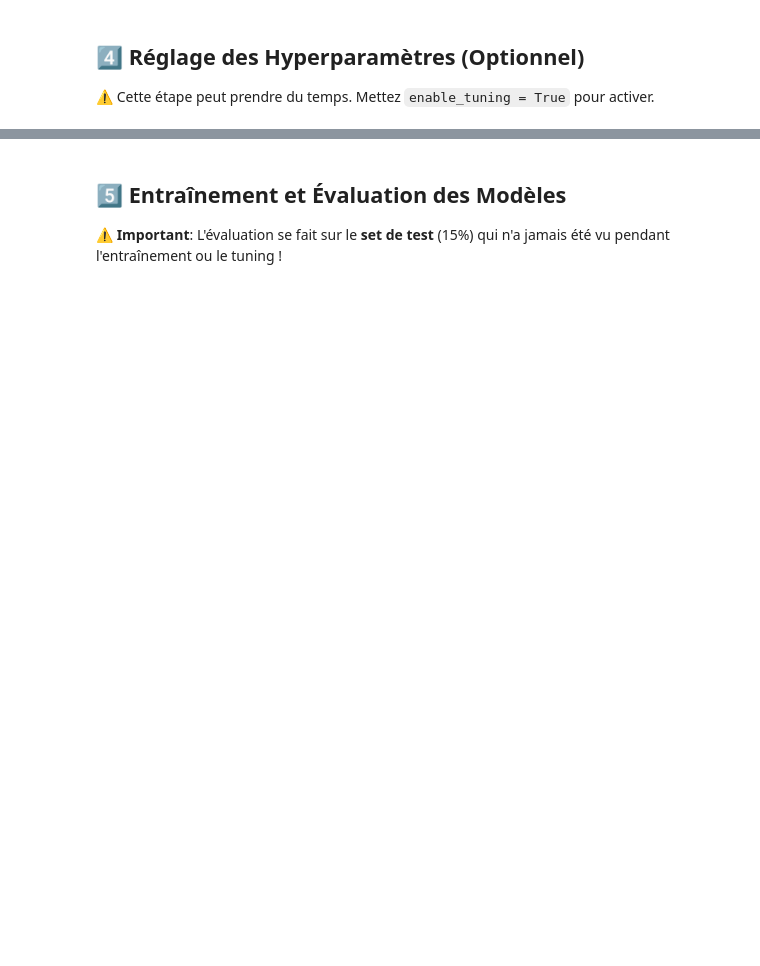
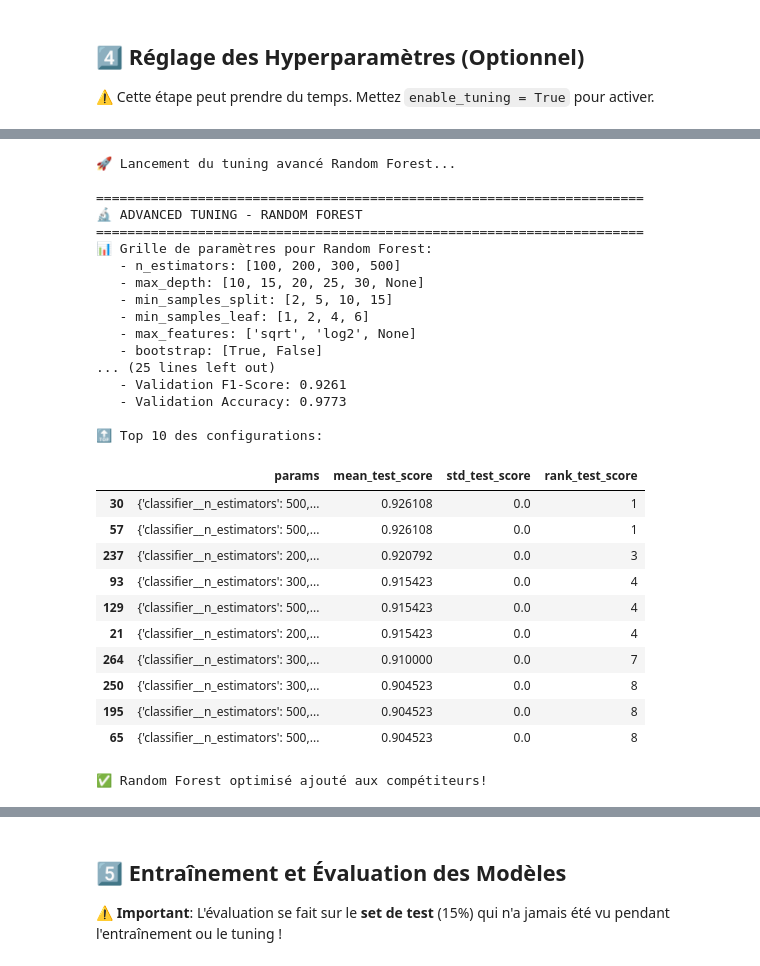
Before and after one commit to Midi6324/HR-predict-system-ML-project-, a Jupyter notebook: ML_Project_Complete.ipynb, the cells around one changed output, grey strips where cells are left out. Cells and saved outputs as stored; diff of their text form; code cells hidden in the pictures; blank space fills up the shorter version.

```diff
--- a/ML_Project_Complete.ipynb
+++ b/ML_Project_Complete.ipynb
@@ -555,0 +835,55 @@ else:
+# %%
+# Lancer le tuning avancé du Random Forest
+enable_advanced_rf_tuning = True  # Mettre à True pour activer
+
+if enable_advanced_rf_tuning:
+    print("🚀 Lancement du tuning avancé Random Forest...")
+
+    # Lancer le tuning
+    best_rf_model, best_rf_params, best_rf_score, rf_cv_results = advanced_tune_random_forest(
+        X_train, y_train,
+        X_val, y_val,
+        preprocessor,
+        scoring='f1',
+        n_jobs=-1  # Utiliser tous les coeurs disponibles
+    )
+
+    # Remplacer le Random Forest dans le dictionnaire des compétiteurs
+    competitors['Random Forest (Advanced)'] = best_rf_model
+
+    print(f"\n✅ Random Forest optimisé ajouté aux compétiteurs!")
+
+else:
+    print("⏭️ Tuning avancé Random Forest désactivé.")
+    print("💡 Activez-le pour obtenir les meilleures performances possibles !")
+    print("⚠️ Attention: Cela peut prendre 10-30 minutes selon votre machine.")
+# %% [output]
+🚀 Lancement du tuning avancé Random Forest...
+
+======================================================================
+🔬 ADVANCED TUNING - RANDOM FOREST
+======================================================================
+📊 Grille de paramètres pour Random Forest:
+   - n_estimators: [100, 200, 300, 500]
+   - max_depth: [10, 15, 20, 25, 30, None]
+   - min_samples_split: [2, 5, 10, 15]
+   - min_samples_leaf: [1, 2, 4, 6]
+   - max_features: ['sqrt', 'log2', None]
+   - bootstrap: [True, False]
+... (25 lines left out)
+   - Validation F1-Score: 0.9261
+   - Validation Accuracy: 0.9773
+
+🔝 Top 10 des configurations:
+|  | params | mean_test_score | std_test_score | rank_test_score |
+| 30 | {'classifier__n_estimators': 500,... | 0.926108 | 0.0 | 1 |
+| 57 | {'classifier__n_estimators': 500,... | 0.926108 | 0.0 | 1 |
+| 237 | {'classifier__n_estimators': 200,... | 0.920792 | 0.0 | 3 |
+| 93 | {'classifier__n_estimators': 300,... | 0.915423 | 0.0 | 4 |
+| 129 | {'classifier__n_estimators': 500,... | 0.915423 | 0.0 | 4 |
+| 21 | {'classifier__n_estimators': 200,... | 0.915423 | 0.0 | 4 |
+| 264 | {'classifier__n_estimators': 300,... | 0.910000 | 0.0 | 7 |
+| 250 | {'classifier__n_estimators': 300,... | 0.904523 | 0.0 | 8 |
+| 195 | {'classifier__n_estimators': 500,... | 0.904523 | 0.0 | 8 |
+| 65 | {'classifier__n_estimators': 500,... | 0.904523 | 0.0 | 8 |
+✅ Random Forest optimisé ajouté aux compétiteurs!
```
Also changed, not shown: parts of 27 cells of this notebook, 3 other files.
